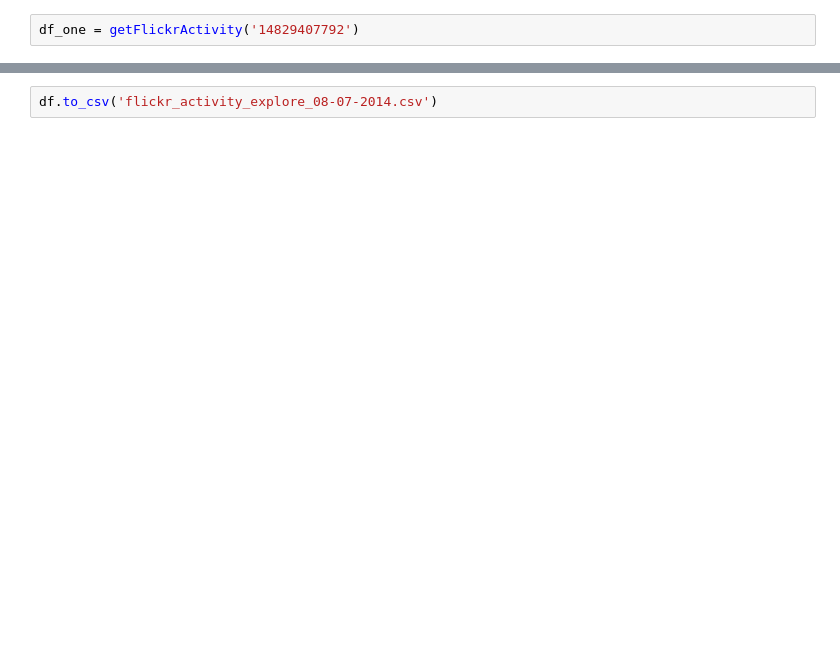
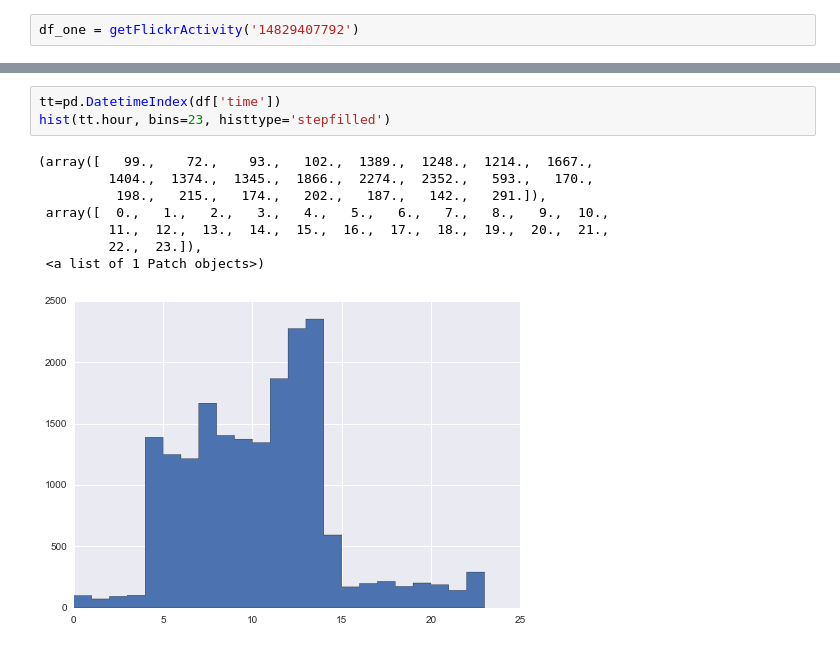
Before and after one commit to odhondt/flickr-data, a Jupyter notebook: flickr data.ipynb, the cells around one changed output, grey strips where cells are left out. Drawn from its saved outputs; the diff is of its cells as text; blank space fills up the shorter version.

```diff
--- a/flickr data.ipynb
+++ b/flickr data.ipynb
@@ -297,2 +352,12 @@ df.head()
-# %%
-df.to_csv('flickr_activity_explore_08-07-2014.csv')
+# %%
+tt=pd.DatetimeIndex(df['time'])
+hist(tt.hour, bins=23, histtype='stepfilled')
+# %% [output]
+(array([   99.,    72.,    93.,   102.,  1389.,  1248.,  1214.,  1667.,
+         1404.,  1374.,  1345.,  1866.,  2274.,  2352.,   593.,   170.,
+          198.,   215.,   174.,   202.,   187.,   142.,   291.]),
+ array([  0.,   1.,   2.,   3.,   4.,   5.,   6.,   7.,   8.,   9.,  10.,
+         11.,  12.,  13.,  14.,  15.,  16.,  17.,  18.,  19.,  20.,  21.,
+         22.,  23.]),
+ <a list of 1 Patch objects>)
+[figure, added]
```
Also changed, not shown: parts of 16 cells of this notebook.
